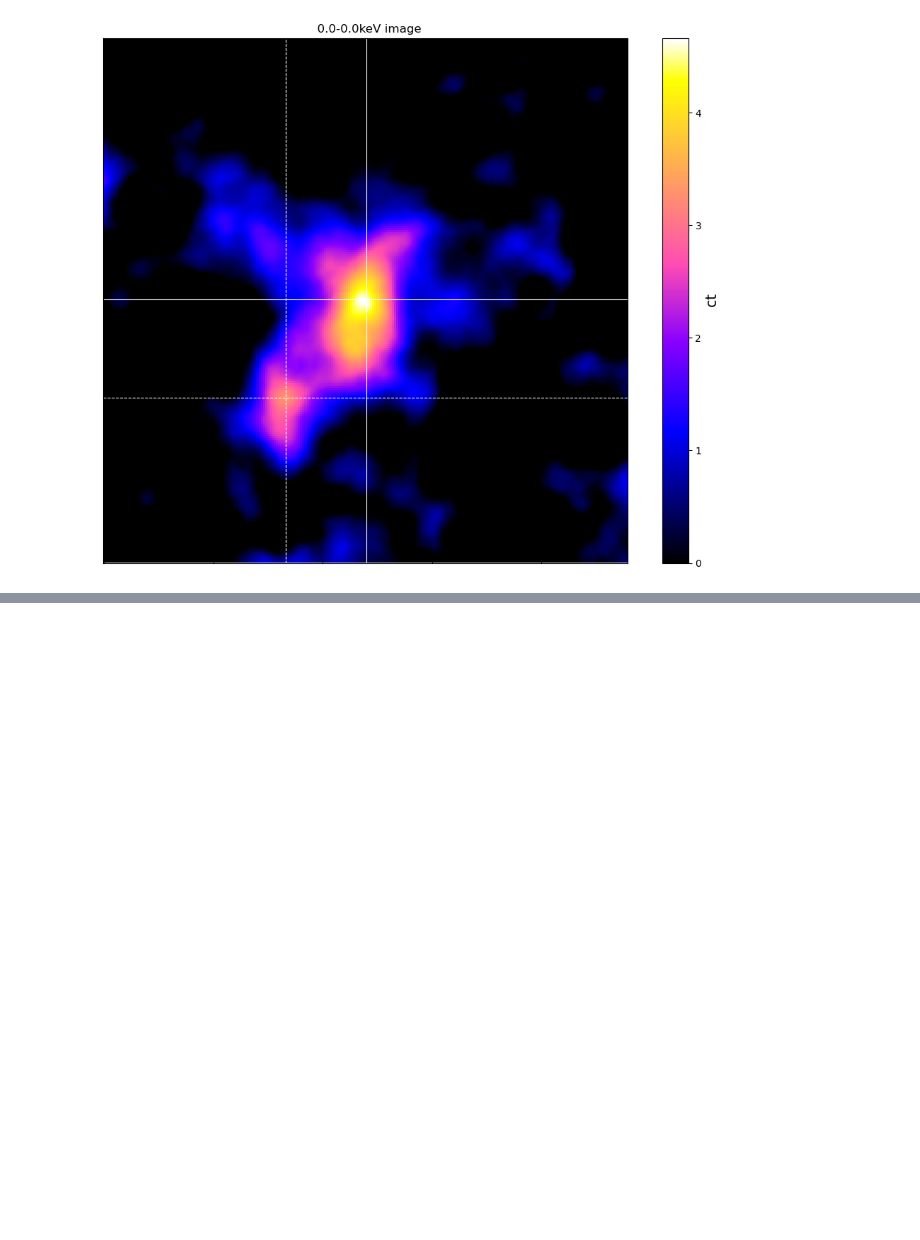
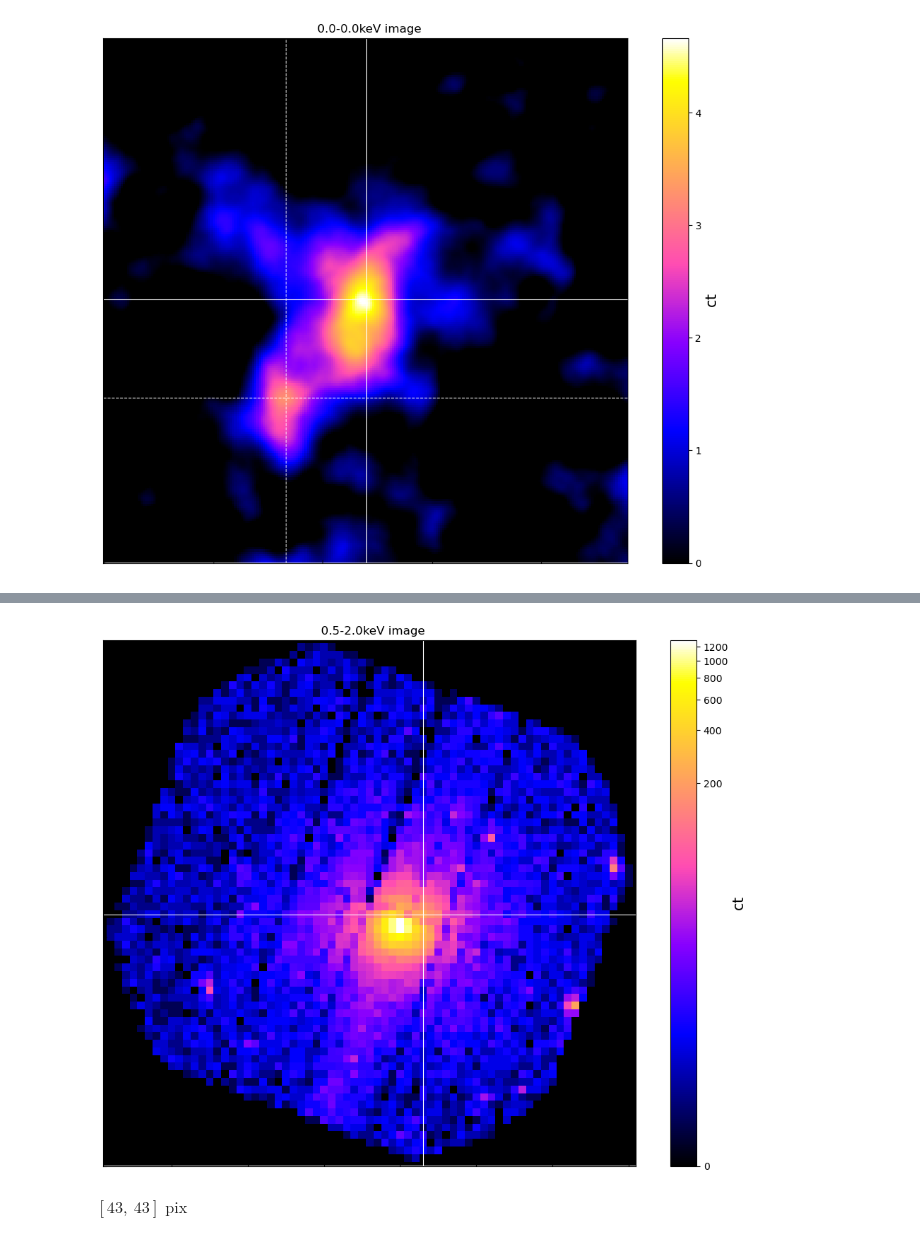
Before and after one commit to LoVoCCS/X-LoVoCCS-Analyses, a Jupyter notebook: notebooks/property_maps/xray_weaklensing_correlation.ipynb, the cells around one changed output, grey strips where cells are left out. Drawn from its saved outputs; the diff is of its cells as text; code cells hidden in the pictures; blank space fills up the shorter version.

```diff
--- a/notebooks/property_maps/xray_weaklensing_correlation.ipynb
+++ b/notebooks/property_maps/xray_weaklensing_correlation.ipynb
@@ -126,0 +236,8 @@ $6.0459783 \; \mathrm{}$
+# %%
+testo.view(Quantity([333.610344416052, -10.361558805245], 'deg'), zoom_in=True)
+# %% [output]
+[figure, added]
+# %%
+testo.coord_conv(Quantity([333.610344416052, -10.361558805245], 'deg'), 'pix')
+# %% [output]
+$[43,~43] \; \mathrm{pix}$
```
Also changed, not shown: parts of 32 cells of this notebook.
